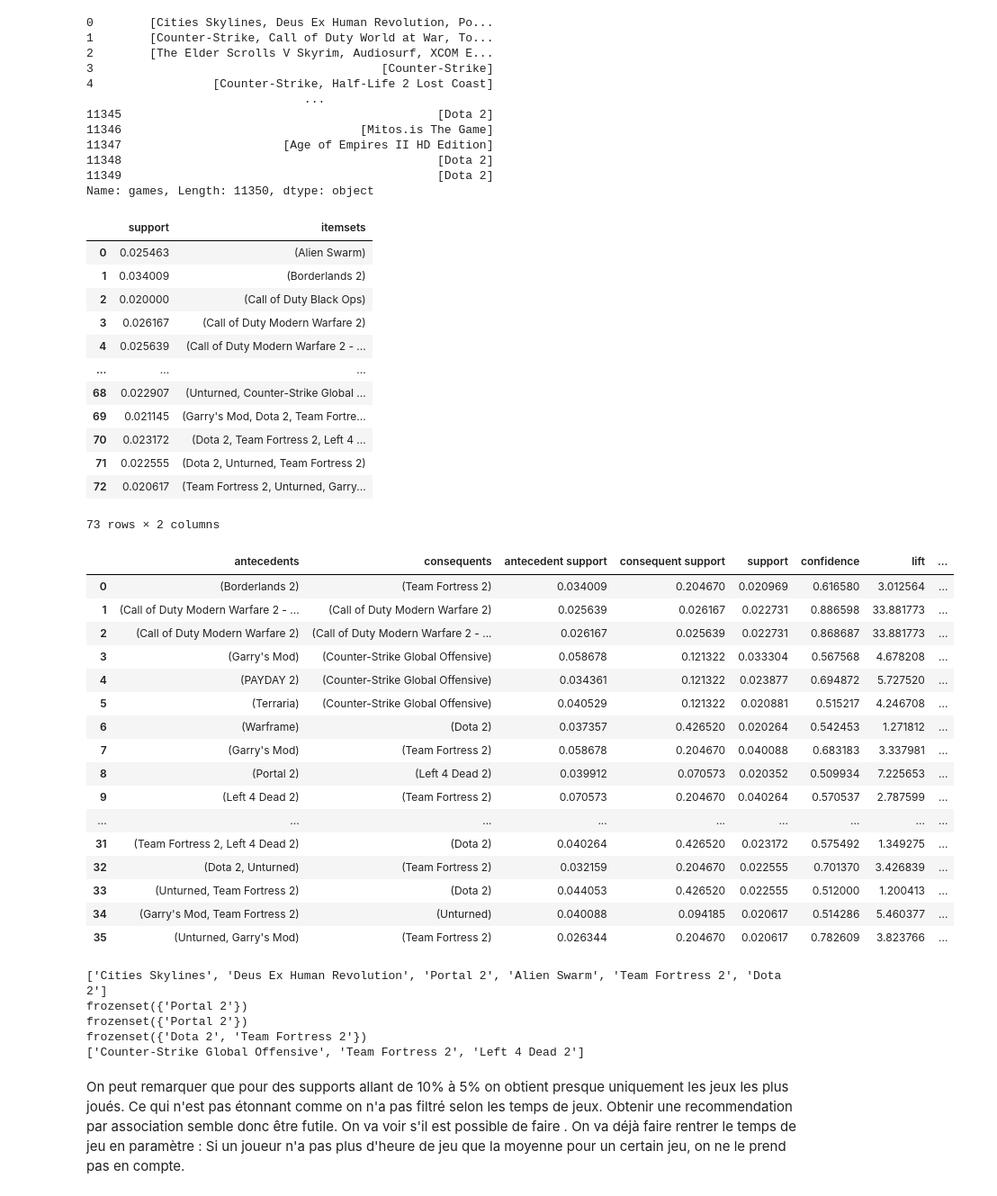
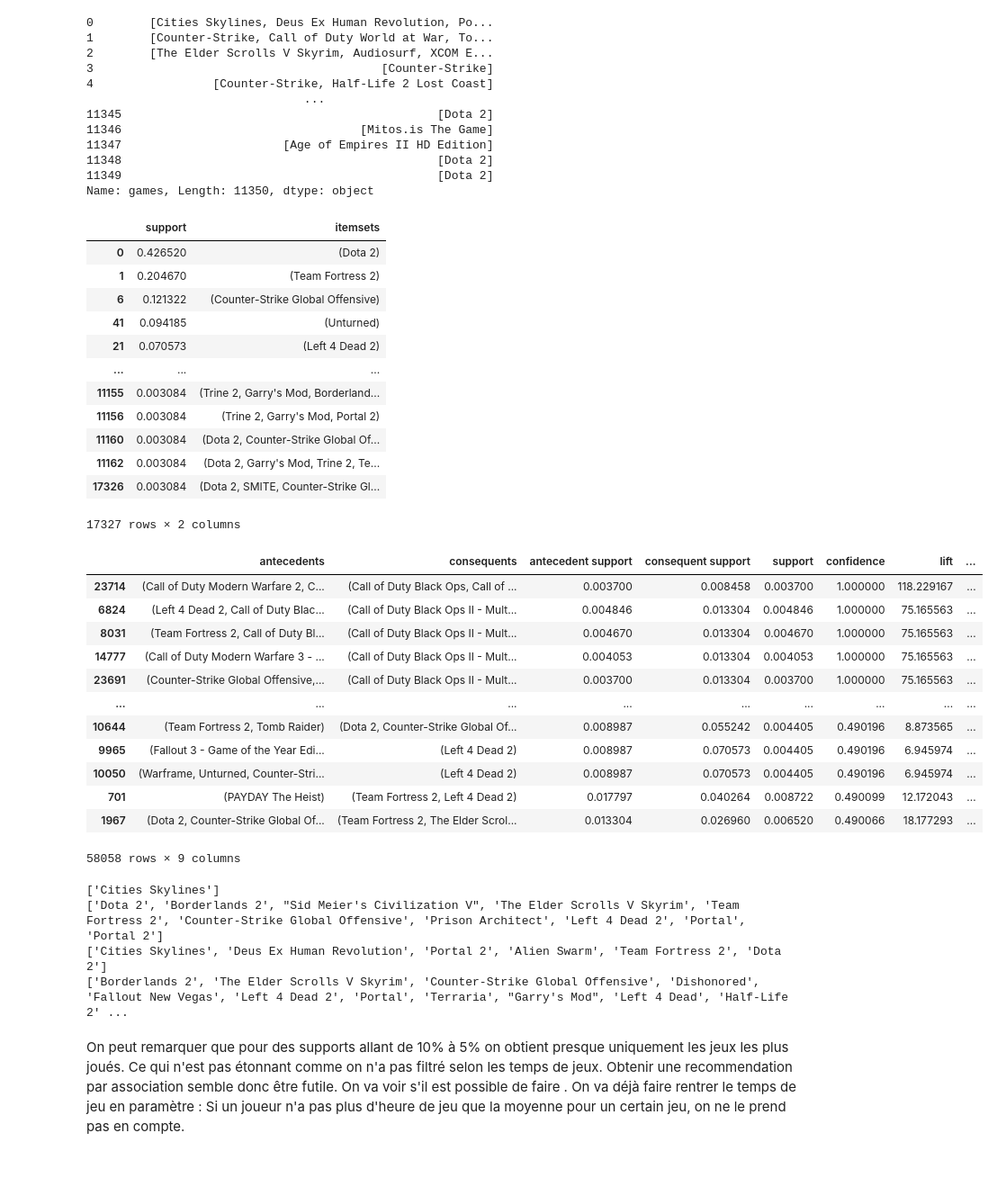
Before and after one commit to Vbardusco/sd201-steam-recommendations, a Jupyter notebook: project_steam_progress.ipynb, the cells around one changed output. Shown: that part at 90% size. Drawn from its saved outputs; the diff is of its cells as text; code cells hidden in the pictures; blank space fills up the shorter version.

```diff
--- a/project_steam_progress.ipynb
+++ b/project_steam_progress.ipynb
@@ -968,43 +966,40 @@ te = TransactionEncoder()
 te_ary = te.fit(grouped['games']).transform(grouped['games'])
 df = pd.DataFrame(te_ary, columns=te.columns_)
 df
-fis = apriori(df, min_support=0.02, use_colnames=True)
+fis = fpgrowth(df, min_support=0.003, use_colnames=True)
+fis = fis.sort_values(by=['support'], ascending=False)
 fis
 # %% [output]
 |  | support | itemsets |
-| 0 | 0.025463 | (Alien Swarm) |
-| 1 | 0.034009 | (Borderlands 2) |
-| 2 | 0.020000 | (Call of Duty Black Ops) |
-| 3 | 0.026167 | (Call of Duty Modern Warfare 2) |
-| 4 | 0.025639 | (Call of Duty Modern Warfare 2 - ... |
+| 0 | 0.426520 | (Dota 2) |
+| 1 | 0.204670 | (Team Fortress 2) |
+| 6 | 0.121322 | (Counter-Strike Global Offensive) |
+| 41 | 0.094185 | (Unturned) |
+| 21 | 0.070573 | (Left 4 Dead 2) |
 | ... | ... | ... |
-| 68 | 0.022907 | (Unturned, Counter-Strike Global ... |
-| 69 | 0.021145 | (Garry's Mod, Dota 2, Team Fortre... |
-| 70 | 0.023172 | (Dota 2, Team Fortress 2, Left 4 ... |
-| 71 | 0.022555 | (Dota 2, Unturned, Team Fortress 2) |
-| 72 | 0.020617 | (Team Fortress 2, Unturned, Garry... |
+| 11155 | 0.003084 | (Trine 2, Garry's Mod, Borderland... |
+| 11156 | 0.003084 | (Trine 2, Garry's Mod, Portal 2) |
+| 11160 | 0.003084 | (Dota 2, Counter-Strike Global Of... |
+| 11162 | 0.003084 | (Dota 2, Garry's Mod, Trine 2, Te... |
+| 17326 | 0.003084 | (Dota 2, SMITE, Counter-Strike Gl... |
-73 rows × 2 columns
+17327 rows × 2 columns
 # %%
-ar = association_rules(fis, metric="confidence", min_threshold=0.5)
-ar
+ar = association_rules(fis, metric="confidence", min_threshold=0.49)
+ar.sort_values(by=['confidence', 'lift'], ascending=False)
 # %% [output]
 |  | antecedents | consequents | antecedent support | consequent support | support | confidence | lift | ... |
-| 0 | (Borderlands 2) | (Team Fortress 2) | 0.034009 | 0.204670 | 0.020969 | 0.616580 | 3.012564 | ... |
-| 1 | (Call of Duty Modern Warfare 2 - ... | (Call of Duty Modern Warfare 2) | 0.025639 | 0.026167 | 0.022731 | 0.886598 | 33.881773 | ... |
-| 2 | (Call of Duty Modern Warfare 2) | (Call of Duty Modern Warfare 2 - ... | 0.026167 | 0.025639 | 0.022731 | 0.868687 | 33.881773 | ... |
-| 3 | (Garry's Mod) | (Counter-Strike Global Offensive) | 0.058678 | 0.121322 | 0.033304 | 0.567568 | 4.678208 | ... |
-| 4 | (PAYDAY 2) | (Counter-Strike Global Offensive) | 0.034361 | 0.121322 | 0.023877 | 0.694872 | 5.727520 | ... |
-| 5 | (Terraria) | (Counter-Strike Global Offensive) | 0.040529 | 0.121322 | 0.020881 | 0.515217 | 4.246708 | ... |
-| 6 | (Warframe) | (Dota 2) | 0.037357 | 0.426520 | 0.020264 | 0.542453 | 1.271812 | ... |
-| 7 | (Garry's Mod) | (Team Fortress 2) | 0.058678 | 0.204670 | 0.040088 | 0.683183 | 3.337981 | ... |
-| 8 | (Portal 2) | (Left 4 Dead 2) | 0.039912 | 0.070573 | 0.020352 | 0.509934 | 7.225653 | ... |
-| 9 | (Left 4 Dead 2) | (Team Fortress 2) | 0.070573 | 0.204670 | 0.040264 | 0.570537 | 2.787599 | ... |
+| 23714 | (Call of Duty Modern Warfare 2, C... | (Call of Duty Black Ops, Call of ... | 0.003700 | 0.008458 | 0.003700 | 1.000000 | 118.229167 | ... |
+| 6824 | (Left 4 Dead 2, Call of Duty Blac... | (Call of Duty Black Ops II - Mult... | 0.004846 | 0.013304 | 0.004846 | 1.000000 | 75.165563 | ... |
+| 8031 | (Team Fortress 2, Call of Duty Bl... | (Call of Duty Black Ops II - Mult... | 0.004670 | 0.013304 | 0.004670 | 1.000000 | 75.165563 | ... |
+| 14777 | (Call of Duty Modern Warfare 3 - ... | (Call of Duty Black Ops II - Mult... | 0.004053 | 0.013304 | 0.004053 | 1.000000 | 75.165563 | ... |
+| 23691 | (Counter-Strike Global Offensive,... | (Call of Duty Black Ops II - Mult... | 0.003700 | 0.013304 | 0.003700 | 1.000000 | 75.165563 | ... |
 | ... | ... | ... | ... | ... | ... | ... | ... | ... |
-| 31 | (Team Fortress 2, Left 4 Dead 2) | (Dota 2) | 0.040264 | 0.426520 | 0.023172 | 0.575492 | 1.349275 | ... |
-| 32 | (Dota 2, Unturned) | (Team Fortress 2) | 0.032159 | 0.204670 | 0.022555 | 0.701370 | 3.426839 | ... |
-| 33 | (Unturned, Team Fortress 2) | (Dota 2) | 0.044053 | 0.426520 | 0.022555 | 0.512000 | 1.200413 | ... |
-| 34 | (Garry's Mod, Team Fortress 2) | (Unturned) | 0.040088 | 0.094185 | 0.020617 | 0.514286 | 5.460377 | ... |
-| 35 | (Unturned, Garry's Mod) | (Team Fortress 2) | 0.026344 | 0.204670 | 0.020617 | 0.782609 | 3.823766 | ... |
+| 10644 | (Team Fortress 2, Tomb Raider) | (Dota 2, Counter-Strike Global Of... | 0.008987 | 0.055242 | 0.004405 | 0.490196 | 8.873565 | ... |
+| 9965 | (Fallout 3 - Game of the Year Edi... | (Left 4 Dead 2) | 0.008987 | 0.070573 | 0.004405 | 0.490196 | 6.945974 | ... |
+| 10050 | (Warframe, Unturned, Counter-Stri... | (Left 4 Dead 2) | 0.008987 | 0.070573 | 0.004405 | 0.490196 | 6.945974 | ... |
+| 701 | (PAYDAY The Heist) | (Team Fortress 2, Left 4 Dead 2) | 0.017797 | 0.040264 | 0.008722 | 0.490099 | 12.172043 | ... |
+| 1967 | (Dota 2, Counter-Strike Global Of... | (Team Fortress 2, The Elder Scrol... | 0.013304 | 0.026960 | 0.006520 | 0.490066 | 18.177293 | ... |
+58058 rows × 9 columns
 # %%
 def recommendation_ar(librairy):
     item_set_tmp = frozenset()
@@ -1016,14 +1019,17 @@ def recommendation_ar(librairy):
     return item_set
 # %%
+librairy = ['Cities Skylines']
+print(librairy)
+print(recommendation_ar(librairy))
+
 librairy = grouped.iloc[0][1]
 print(librairy)
 print(recommendation_ar(librairy))
 # %% [output]
+['Cities Skylines']
+['Dota 2', 'Borderlands 2', "Sid Meier's Civilization V", 'The Elder Scrolls V Skyrim', 'Team Fortress 2', 'Counter-Strike Global Offensive', 'Prison Architect', 'Left 4 Dead 2', 'Portal', 'Portal 2']
 ['Cities Skylines', 'Deus Ex Human Revolution', 'Portal 2', 'Alien Swarm', 'Team Fortress 2', 'Dota 2']
-frozenset({'Portal 2'})
-frozenset({'Portal 2'})
-frozenset({'Dota 2', 'Team Fortress 2'})
-['Counter-Strike Global Offensive', 'Team Fortress 2', 'Left 4 Dead 2']
+['Borderlands 2', 'The Elder Scrolls V Skyrim', 'Counter-Strike Global Offensive', 'Dishonored', 'Fallout New Vegas', 'Left 4 Dead 2', 'Portal', 'Terraria', "Garry's Mod", 'Left 4 Dead', 'Half-Life 2' ...
 # %% [markdown]
 On peut remarquer que pour des supports allant de 10% à 5% on obtient presque uniquement les jeux les plus joués. Ce qui n'est pas étonnant comme on n'a pas filtré selon les temps de jeux. Obtenir une recommendation par association semble donc être futile.
 On va voir s'il est possible de faire .
```
Also changed, not shown: parts of 9 cells of this notebook.
